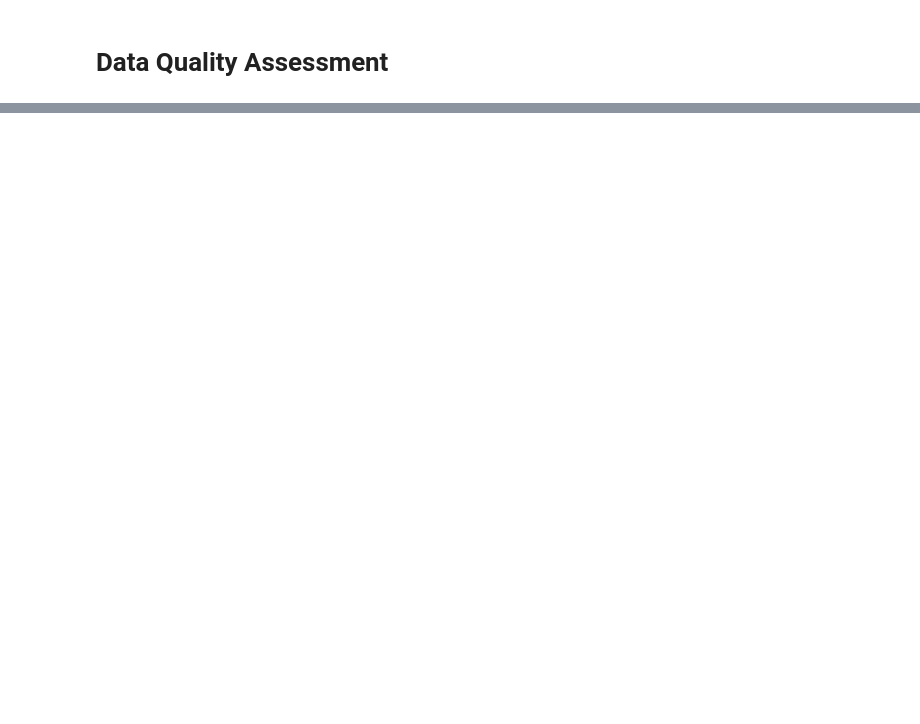
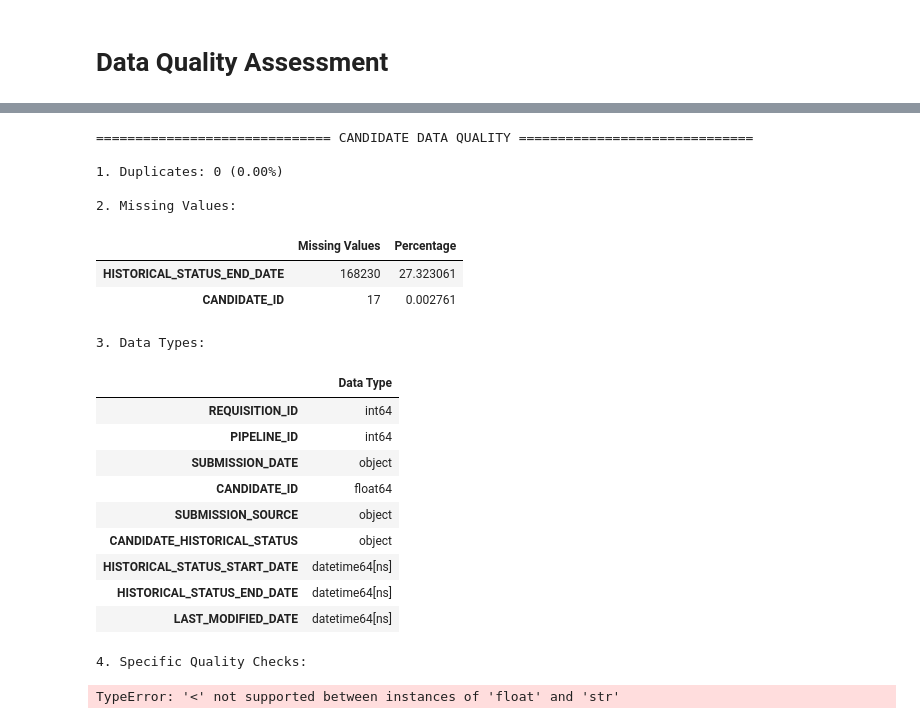
Before and after one commit to d4min/people-analytics-pipeline, a Jupyter notebook: notebooks/data_quality_checks.ipynb, the cells around one changed output, grey strips where cells are left out. Drawn from its saved outputs; the diff is of its cells as text; code cells hidden in the pictures; blank space fills up the shorter version.

Commit message:
bugfix: assess_data_quality() -- convert all date columns to datetime

```diff
--- a/notebooks/data_quality_checks.ipynb
+++ b/notebooks/data_quality_checks.ipynb
@@ -32,6 +32,15 @@ pd.set_option('display.width', 1000)
 
 def assess_data_quality(df, table_name):
     print(f"\n{'='*30} {table_name.upper()} DATA QUALITY {'='*30}")
+
+    df = df.copy()
+
+    # Convert date columns to datetime at the beginning
+    date_cols = [col for col in df.columns if 'DATE' in col]
+    for col in date_cols:
+        if df[col].dtype != 'datetime64[ns]':
+            df[col] = pd.to_datetime(df[col], errors='coerce')
+            print(f"Converted {col} to datetime")
 
     # 1. Check for duplicates
     duplicates = df.duplicated().sum()
@@ -376,0 +365,28 @@ Requisition 354915, Candidate 2253181.0:
+# %%
+# Assessing candidate table
+
+
+candidate_quality = assess_data_quality(data['candidate'], 'candidate')
+candidate_status_logic = check_candidate_status_logic(data['candidate'])
+# %% [output]
+============================== CANDIDATE DATA QUALITY ==============================
+
+1. Duplicates: 0 (0.00%)
+
+2. Missing Values:
+|  | Missing Values | Percentage |
+| HISTORICAL_STATUS_END_DATE | 168230 | 27.323061 |
+| CANDIDATE_ID | 17 | 0.002761 |
+3. Data Types:
+|  | Data Type |
+| REQUISITION_ID | int64 |
+| PIPELINE_ID | int64 |
+| SUBMISSION_DATE | object |
+| CANDIDATE_ID | float64 |
+| SUBMISSION_SOURCE | object |
+| CANDIDATE_HISTORICAL_STATUS | object |
+| HISTORICAL_STATUS_START_DATE | datetime64[ns] |
+| HISTORICAL_STATUS_END_DATE | datetime64[ns] |
+| LAST_MODIFIED_DATE | datetime64[ns] |
+4. Specific Quality Checks:
+TypeError: '<' not supported between instances of 'float' and 'str'
```
Also changed, not shown: parts of 4 cells of this notebook.
